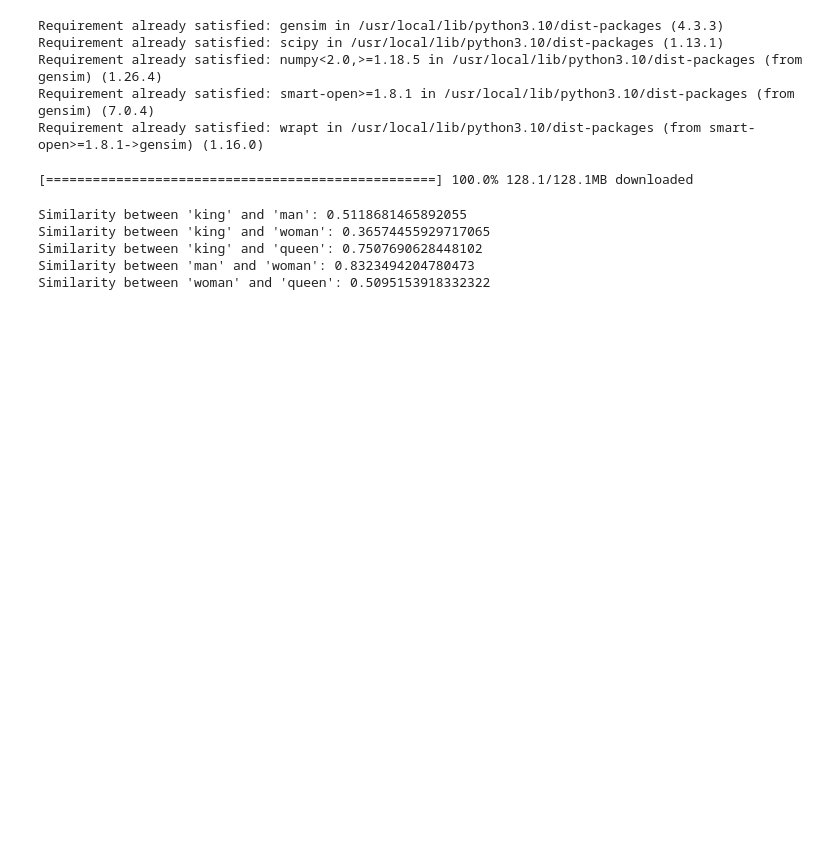
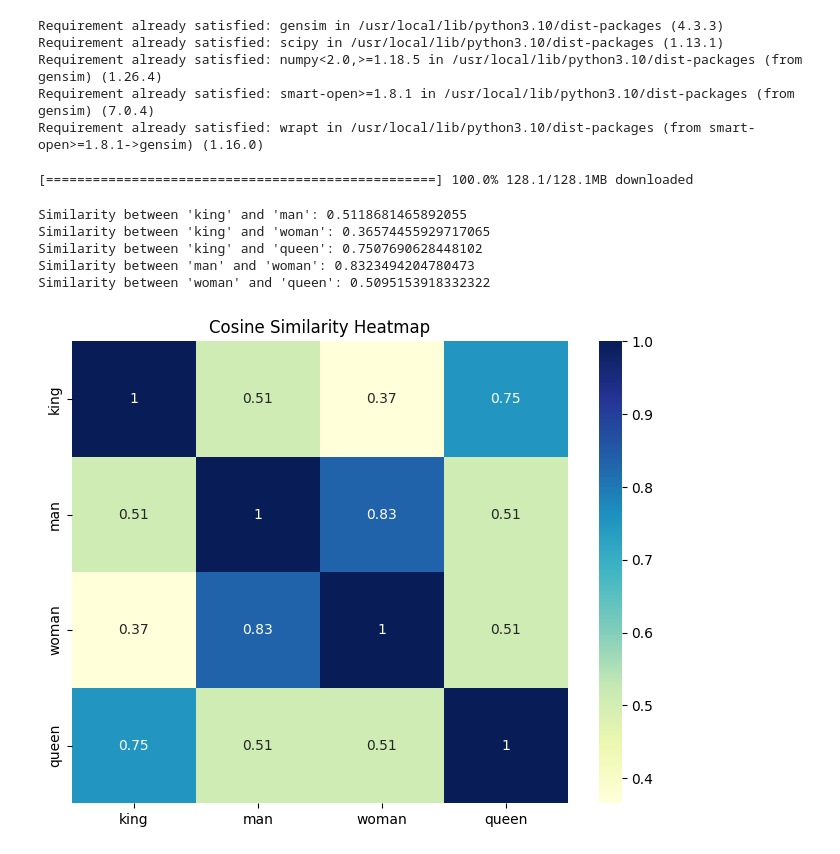
Before and after one commit to deep1003/deep1003, a Jupyter notebook: Week 04. Data and Structure.ipynb, the cells around one changed output. Saved outputs shown, nothing was run; the diff lists cells and outputs as text; code cells hidden in the pictures; blank space fills up the shorter version.

```diff
--- a/Week 04. Data and Structure.ipynb
+++ b/Week 04. Data and Structure.ipynb
@@ -548,3 +619,25 @@ Similarity between 'king' and 'woman': 0.36574455929717065
 Similarity between 'king' and 'queen': 0.7507690628448102
 Similarity between 'man' and 'woman': 0.8323494204780473
 Similarity between 'woman' and 'queen': 0.5095153918332322
+# %%
+import seaborn as sns
+
+# Prepare the similarity data for the heatmap
+similarity_matrix = np.array([
+    [1.0, similarity_king_man, similarity_king_woman, similarity_king_queen],
+    [similarity_king_man, 1.0, similarity_man_woman, similarity_woman_queen],
+    [similarity_king_woman, similarity_man_woman, 1.0, similarity_woman_queen],
+    [similarity_king_queen, similarity_woman_queen, similarity_woman_queen, 1.0]
+])
+
+# Define the labels for the heatmap
+labels = ['king', 'man', 'woman', 'queen']
+
+# Plot the heatmap
+plt.figure(figsize=(8, 6))
+sns.heatmap(similarity_matrix, annot=True, xticklabels=labels, yticklabels=labels, cmap="YlGnBu", cbar=True)
+
+plt.title("Cosine Similarity Heatmap")
+plt.show()
+# %% [output]
+[figure, added]
```
Also changed, not shown: parts of 8 cells of this notebook.
